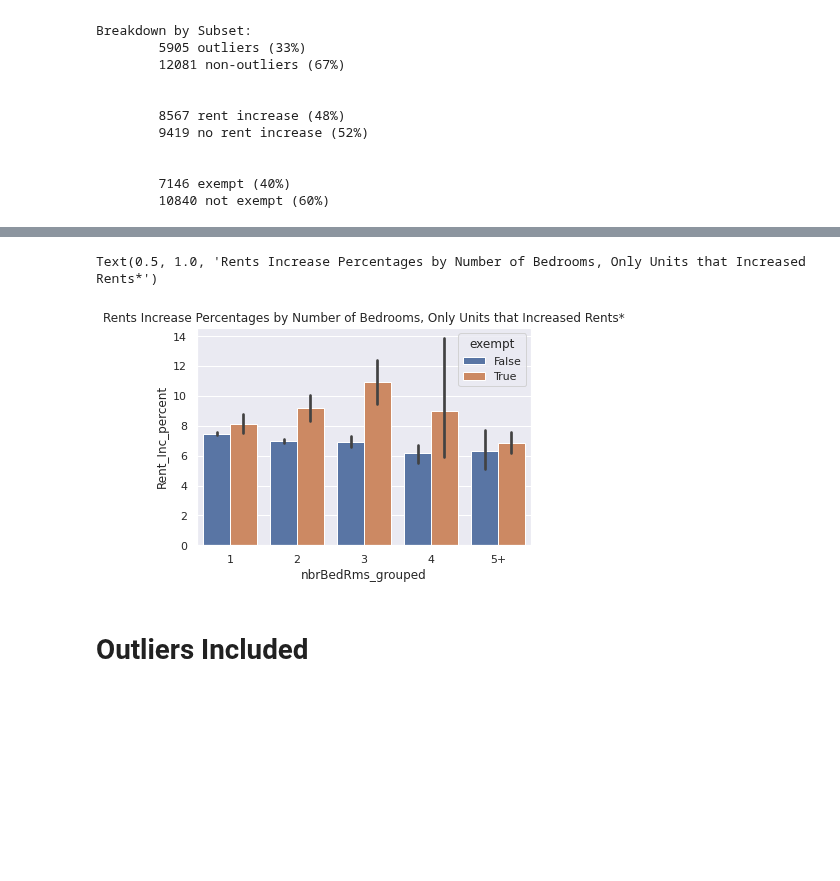
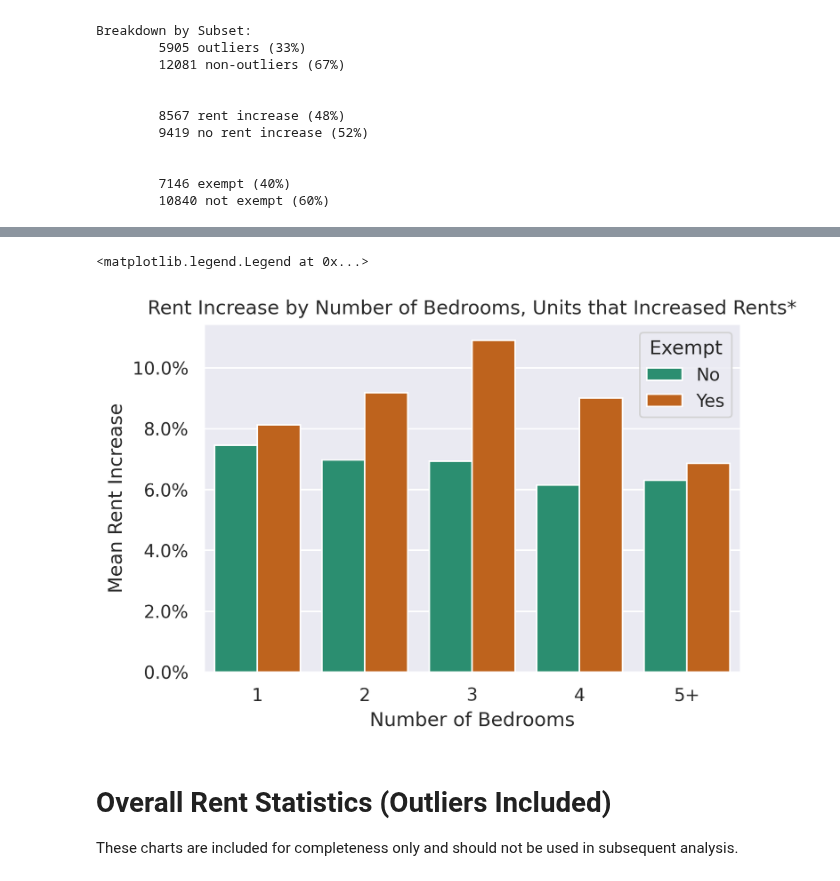
Before and after one commit to PhilipMathieu/portland-rent-board-2023, a Jupyter notebook: notebooks/2023-data.ipynb, the cells around one changed output, grey strips where cells are left out. Drawn from its saved outputs; the diff is of its cells as text; code cells hidden in the pictures; blank space fills up the shorter version.

```diff
--- a/notebooks/2023-data.ipynb
+++ b/notebooks/2023-data.ipynb
@@ -21,3 +3,24 @@ mpl.rcParams['figure.dpi']= 300
+# %%
+import seaborn as sns
+sns.set()
+sns.set_palette("Dark2")
+
+# automatically reload utils module when it changes
+%load_ext autoreload
+%autoreload 2
+
+# import utility functions
+import sys
+sys.path.append('../')
+from src.utils import *
+
+# set plotting defaults
+%matplotlib inline
+import matplotlib as mpl
+mpl.rcParams['figure.dpi']= 300
+
+# requires version 0.12.0 or higher
+sns.__version__
 # %%
 # load the 2023 data
 df = get_data(2023)
@@ -77,16 +120,24 @@ Text(0.5, 1.0, 'Rents by Number of Bedrooms, Only Units that Increased Rents*')
 # %%
 ax = sns.barplot(
     data=df[~df["outlier"] & (df["Rent_Inc"] > 0)].sort_values("nbrBedRms_grouped"),
     x="nbrBedRms_grouped",
     y="Rent_Inc_percent",
-    hue="exempt"
+    hue="exempt",
+    estimator=np.mean,
+    errorbar=None
     )
-ax.set_title("Rents Increase Percentages by Number of Bedrooms, Only Units that Increased Rents*")
+ax.set_title("Rent Increase by Number of Bedrooms, Units that Increased Rents*")
+ax.set_xlabel("Number of Bedrooms")
+ax.get_yaxis().set_major_formatter(mpl.ticker.FuncFormatter(lambda x, p: '{:.1f}%'.format(int(x))))
+ax.set_ylabel("Mean Rent Increase")
+handles, labels = ax.get_legend_handles_labels()
+ax.legend(title="Exempt", handles=handles, labels=["No", "Yes"])
 # %% [output]
-Text(0.5, 1.0, 'Rents Increase Percentages by Number of Bedrooms, Only Units that Increased Rents*')
+<matplotlib.legend.Legend at 0x...>
-[figure, old version]
+[figure, new version]
-# %% [markdown]
-# Outliers Included
+# %% [markdown]
+# Overall Rent Statistics (Outliers Included)
+These charts are included for completeness only and should not be used in subsequent analysis.
 # %%
 ax = sns.barplot(
     data=df.sort_values("nbrBedRms_grouped"),
```
Also changed, not shown: parts of 12 cells of this notebook, 2 other files.
